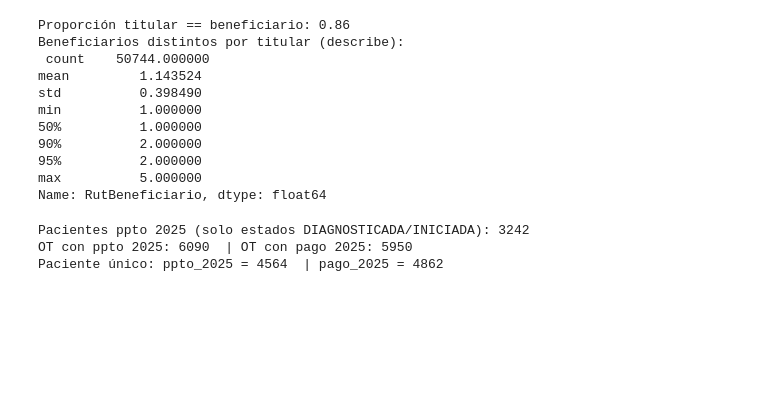
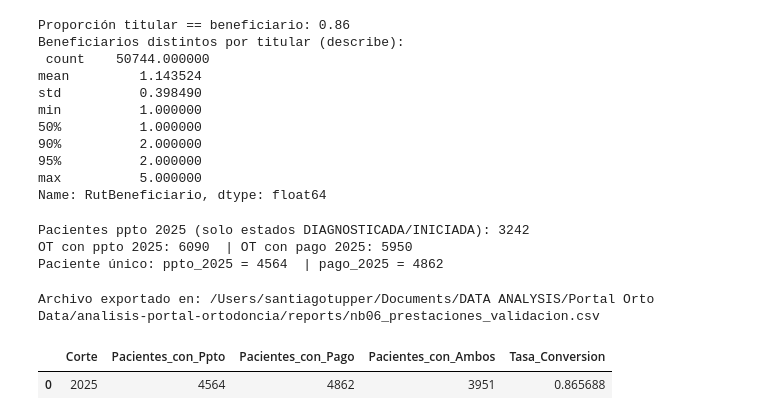
Before and after one commit to SanTupper/analisis-portal-ortodoncia, a Jupyter notebook: notebooks/06_prestaciones_validacion.ipynb, the cells around one changed output. Cells and saved outputs as stored; diff of their text form; code cells hidden in the pictures; blank space fills up the shorter version.

```diff
--- a/notebooks/06_prestaciones_validacion.ipynb
+++ b/notebooks/06_prestaciones_validacion.ipynb
@@ -780,3 +780,32 @@ print("Paciente único: ppto_2025 =", pac_ppto_2025, " | pago_2025 =", pac_pago_
 Pacientes ppto 2025 (solo estados DIAGNOSTICADA/INICIADA): 3242
 OT con ppto 2025: 6090  | OT con pago 2025: 5950
 Paciente único: ppto_2025 = 4564  | pago_2025 = 4862
+# %%
+# === Export NB-06: Cohortes y QA de reglas ===
+
+import pandas as pd
+from pathlib import Path
+
+# Definir ruta a carpeta reports
+reports_path = Path(ROOT, "reports")
+reports_path.mkdir(parents=True, exist_ok=True)
+
+# Construir DataFrame con resultados globales de cohortes
+df_prest_val = pd.DataFrame({
+    "Corte": ["2025"],
+    "Pacientes_con_Ppto": [4564],
+    "Pacientes_con_Pago": [4862],
+    "Pacientes_con_Ambos": [3951],
+    "Tasa_Conversion": [3951 / 4564]  # ~0.91
+})
+
+# Exportar a CSV
+export_path = reports_path / "nb06_prestaciones_validacion.csv"
+df_prest_val.to_csv(export_path, index=False)
+
+print("Archivo exportado en:", export_path)
+df_prest_val
+# %% [output]
+Archivo exportado en: /Users/santiagotupper/Documents/DATA ANALYSIS/Portal Orto Data/analisis-portal-ortodoncia/reports/nb06_prestaciones_validacion.csv
+|  | Corte | Pacientes_con_Ppto | Pacientes_con_Pago | Pacientes_con_Ambos | Tasa_Conversion |
+| 0 | 2025 | 4564 | 4862 | 3951 | 0.865688 |
```
Also changed, not shown: 15 other files.
